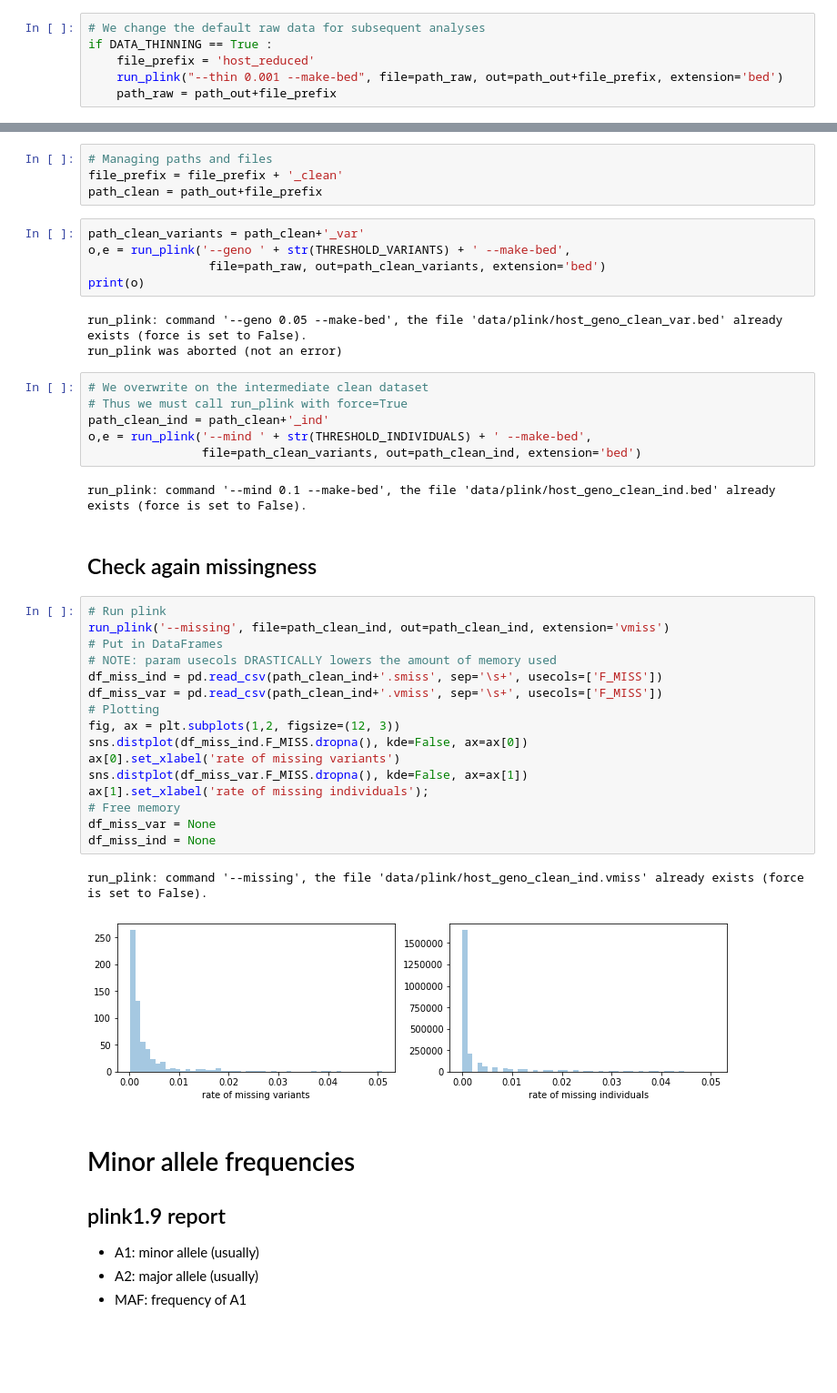
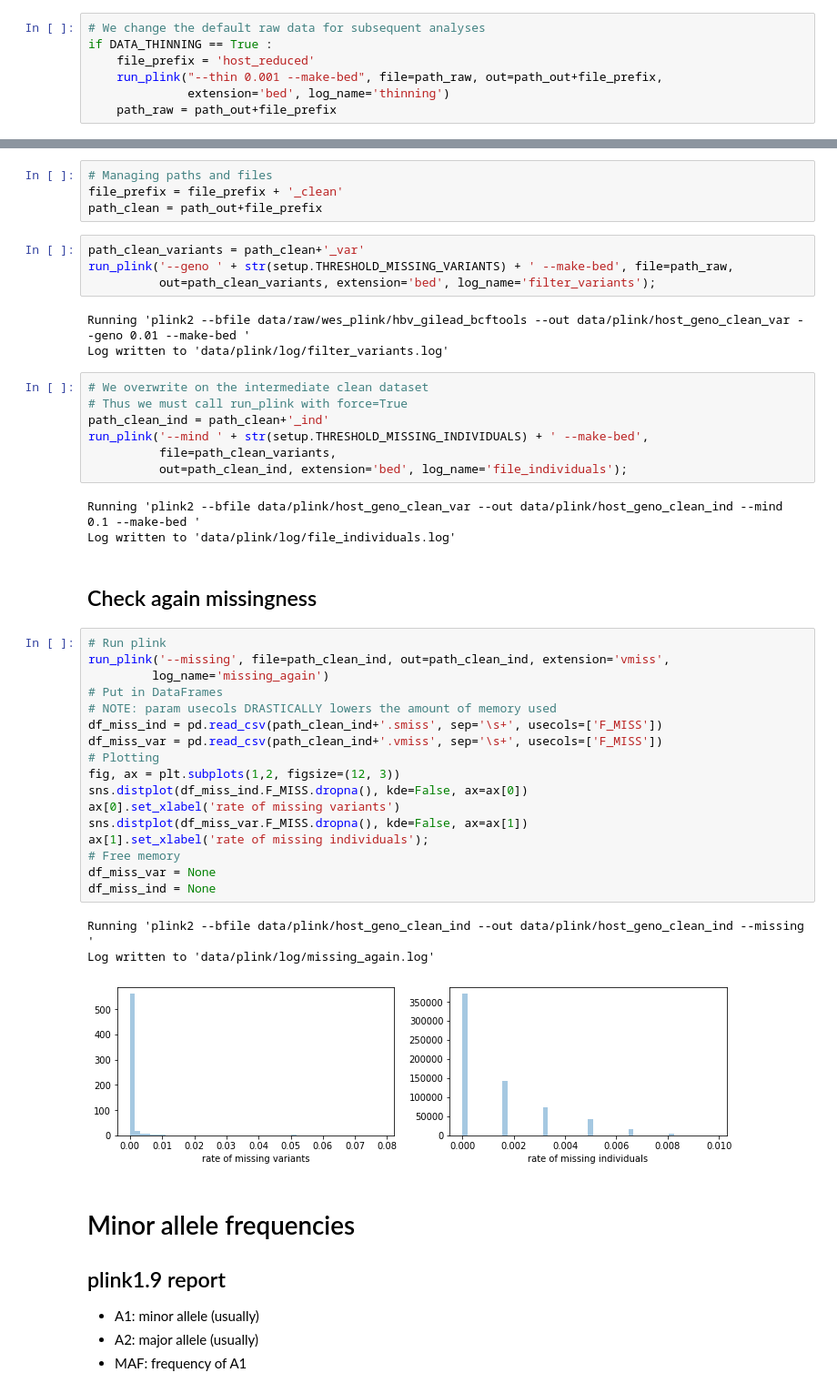
Before and after one commit to matthiaszeller/HBV, a Jupyter notebook: Host genotypes - Data preparation.ipynb, the cells around one changed output, grey strips where cells are left out. Shown: that part at 91% size. Cells and saved outputs as stored; diff of their text form; blank space fills up the shorter version.

```diff
--- a/Host genotypes - Data preparation.ipynb
+++ b/Host genotypes - Data preparation.ipynb
@@ -156,5 +161,6 @@ Management of the **data being taken into account**: we simply put `path_raw` to
 # We change the default raw data for subsequent analyses
 if DATA_THINNING == True :
     file_prefix = 'host_reduced'
-    run_plink("--thin 0.001 --make-bed", file=path_raw, out=path_out+file_prefix, extension='bed')
+    run_plink("--thin 0.001 --make-bed", file=path_raw, out=path_out+file_prefix,
+              extension='bed', log_name='thinning')
     path_raw = path_out+file_prefix
@@ -292,41 +288,44 @@ file_prefix = file_prefix + '_clean'
 path_clean = path_out+file_prefix
 # %%
 path_clean_variants = path_clean+'_var'
-o,e = run_plink('--geno ' + str(THRESHOLD_VARIANTS) + ' --make-bed',
-                 file=path_raw, out=path_clean_variants, extension='bed')
-print(o)
+run_plink('--geno ' + str(setup.THRESHOLD_MISSING_VARIANTS) + ' --make-bed', file=path_raw,
+          out=path_clean_variants, extension='bed', log_name='filter_variants');
 # %% [output]
-run_plink: command '--geno 0.05 --make-bed', the file 'data/plink/host_geno_clean_var.bed' already exists (force is set to False).
-run_plink was aborted (not an error)
+Running 'plink2 --bfile data/raw/wes_plink/hbv_gilead_bcftools --out data/plink/host_geno_clean_var --geno 0.01 --make-bed '
+Log written to 'data/plink/log/filter_variants.log'
 # %%
 # We overwrite on the intermediate clean dataset
 # Thus we must call run_plink with force=True
 path_clean_ind = path_clean+'_ind'
-o,e = run_plink('--mind ' + str(THRESHOLD_INDIVIDUALS) + ' --make-bed',
-                file=path_clean_variants, out=path_clean_ind, extension='bed')
+run_plink('--mind ' + str(setup.THRESHOLD_MISSING_INDIVIDUALS) + ' --make-bed',
+          file=path_clean_variants,
+          out=path_clean_ind, extension='bed', log_name='file_individuals');
 # %% [output]
-run_plink: command '--mind 0.1 --make-bed', the file 'data/plink/host_geno_clean_ind.bed' already exists (force is set to False).
+Running 'plink2 --bfile data/plink/host_geno_clean_var --out data/plink/host_geno_clean_ind --mind 0.1 --make-bed '
+Log written to 'data/plink/log/file_individuals.log'
 # %% [markdown]
 ## Check again missingness
 # %%
 # Run plink
-run_plink('--missing', file=path_clean_ind, out=path_clean_ind, extension='vmiss')
+run_plink('--missing', file=path_clean_ind, out=path_clean_ind, extension='vmiss',
+         log_name='missing_again')
 # Put in DataFrames
 # NOTE: param usecols DRASTICALLY lowers the amount of memory used
 df_miss_ind = pd.read_csv(path_clean_ind+'.smiss', sep='\s+', usecols=['F_MISS'])
 df_miss_var = pd.read_csv(path_clean_ind+'.vmiss', sep='\s+', usecols=['F_MISS'])
 # Plotting
 fig, ax = plt.subplots(1,2, figsize=(12, 3))
 sns.distplot(df_miss_ind.F_MISS.dropna(), kde=False, ax=ax[0])
 ax[0].set_xlabel('rate of missing variants')
 sns.distplot(df_miss_var.F_MISS.dropna(), kde=False, ax=ax[1])
 ax[1].set_xlabel('rate of missing individuals');
 # Free memory
 df_miss_var = None
 df_miss_ind = None
 # %% [output]
-run_plink: command '--missing', the file 'data/plink/host_geno_clean_ind.vmiss' already exists (force is set to False).
+Running 'plink2 --bfile data/plink/host_geno_clean_ind --out data/plink/host_geno_clean_ind --missing '
+Log written to 'data/plink/log/missing_again.log'
-[figure, old version]
+[figure, new version]
 # %% [markdown]
 # Minor allele frequencies
 
```
Also changed, not shown: parts of 26 cells of this notebook, 3 other files.
